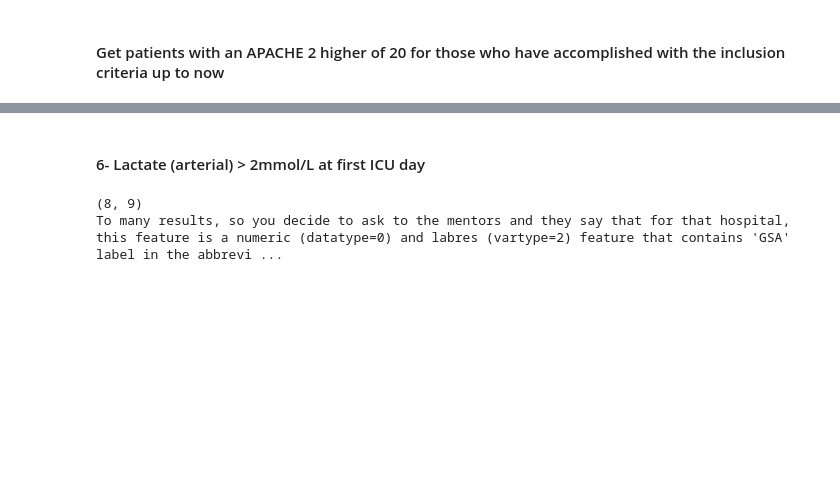
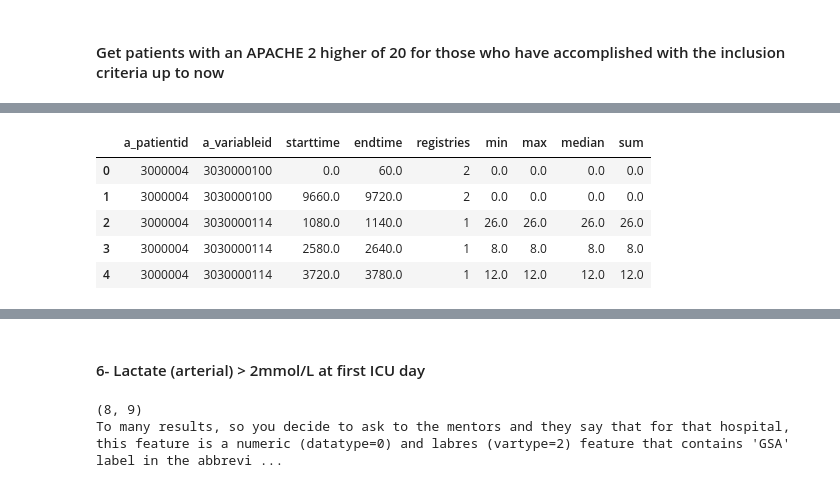
Before and after one commit to Ps7Pep/tgndatathon2022, a Jupyter notebook: icusics_db_tutorial.ipynb, the cells around one changed output, grey strips where cells are left out. Saved outputs shown, nothing was run; the diff lists cells and outputs as text; code cells hidden in the pictures; blank space fills up the shorter version.

```diff
--- a/icusics_db_tutorial.ipynb
+++ b/icusics_db_tutorial.ipynb
@@ -197,3 +199,5 @@ So you finally get your result:
 # take a look to the table structure using the first chunk of the table:
 
 v_derived_chunk = pd.read_csv(f's3://{db}/{h}_db/v_derived/{h}_derived001.csv')
+vderived_chunk = pd.read_csv(f's3://{db}/{h}_db/vderived/vderived_3000004_3009942.csv')
+vderived_hagg_chunk = pd.read_csv(f's3://{db}/{h}_db/vderived_hagg/hagg_vderived_3000004_3009942.csv')
@@ -205,3 +230,12 @@ v_derived_chunk.head(1)
+# %%
+vderived_hagg_chunk.head()
+# %% [output]
+|  | a_patientid | a_variableid | starttime | endtime | registries | min | max | median | sum |
+| 0 | 3000004 | 3030000100 | 0.0 | 60.0 | 2 | 0.0 | 0.0 | 0.0 | 0.0 |
+| 1 | 3000004 | 3030000100 | 9660.0 | 9720.0 | 2 | 0.0 | 0.0 | 0.0 | 0.0 |
+| 2 | 3000004 | 3030000114 | 1080.0 | 1140.0 | 1 | 26.0 | 26.0 | 26.0 | 26.0 |
+| 3 | 3000004 | 3030000114 | 2580.0 | 2640.0 | 1 | 8.0 | 8.0 | 8.0 | 8.0 |
+| 4 | 3000004 | 3030000114 | 3720.0 | 3780.0 | 1 | 12.0 | 12.0 | 12.0 | 12.0 |
 # %%
 %%time
 
```
Also changed, not shown: parts of 14 cells of this notebook.
